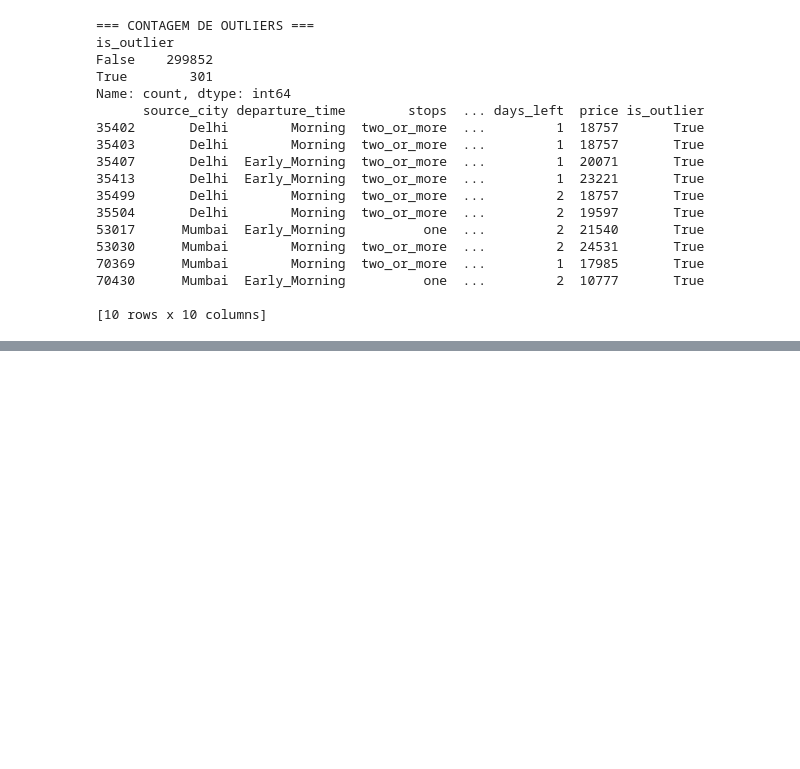
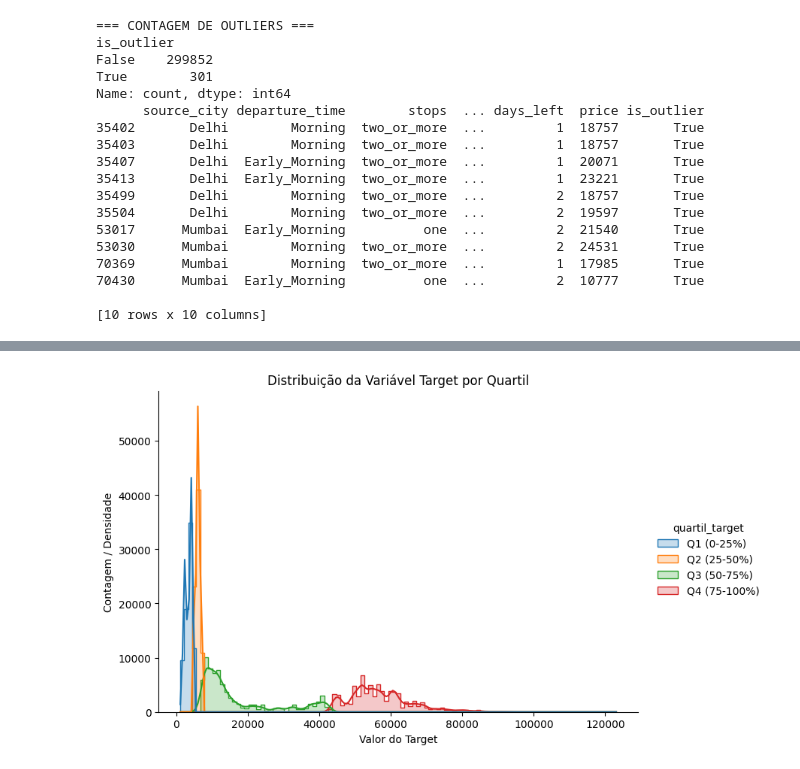
Before and after one commit to Andreirl032/flight-prediction, a Jupyter notebook: RFR.ipynb, the cells around one changed output, grey strips where cells are left out. Cells and saved outputs as stored; diff of their text form; code cells hidden in the pictures; blank space fills up the shorter version.

```diff
--- a/RFR.ipynb
+++ b/RFR.ipynb
@@ -581,0 +687,24 @@ plt.show()
+# %%
+# 1. Calcula os quartis e cria uma nova coluna identificando a qual quartil o dado pertence
+df['quartil_target'] = pd.qcut(df['price'], q=4, labels=['Q1 (0-25%)', 'Q2 (25-50%)', 'Q3 (50-75%)', 'Q4 (75-100%)'])
+
+# 2. Plota o gráfico de distribuição separado pelas cores dos quartis
+sns.displot(
+    data=df,
+    x='price',
+    hue='quartil_target',
+    kde=True,
+    element='step',      # Evita que as barras fiquem sobrepostas e poluídas
+    common_norm=False,   # Normaliza cada quartil individualmente para melhor visualização
+    aspect=1.5
+)
+
+plt.title('Distribuição da Variável Target por Quartil')
+plt.xlabel('Valor do Target')
+plt.ylabel('Contagem / Densidade')
+plt.show()
+
+# 3. Limpa a coluna temporária se não quiser sujar seu df original
+df.drop(columns=['quartil_target'], inplace=True)
+# %% [output]
+[figure, added]
```
Also changed, not shown: parts of 26 cells of this notebook.
